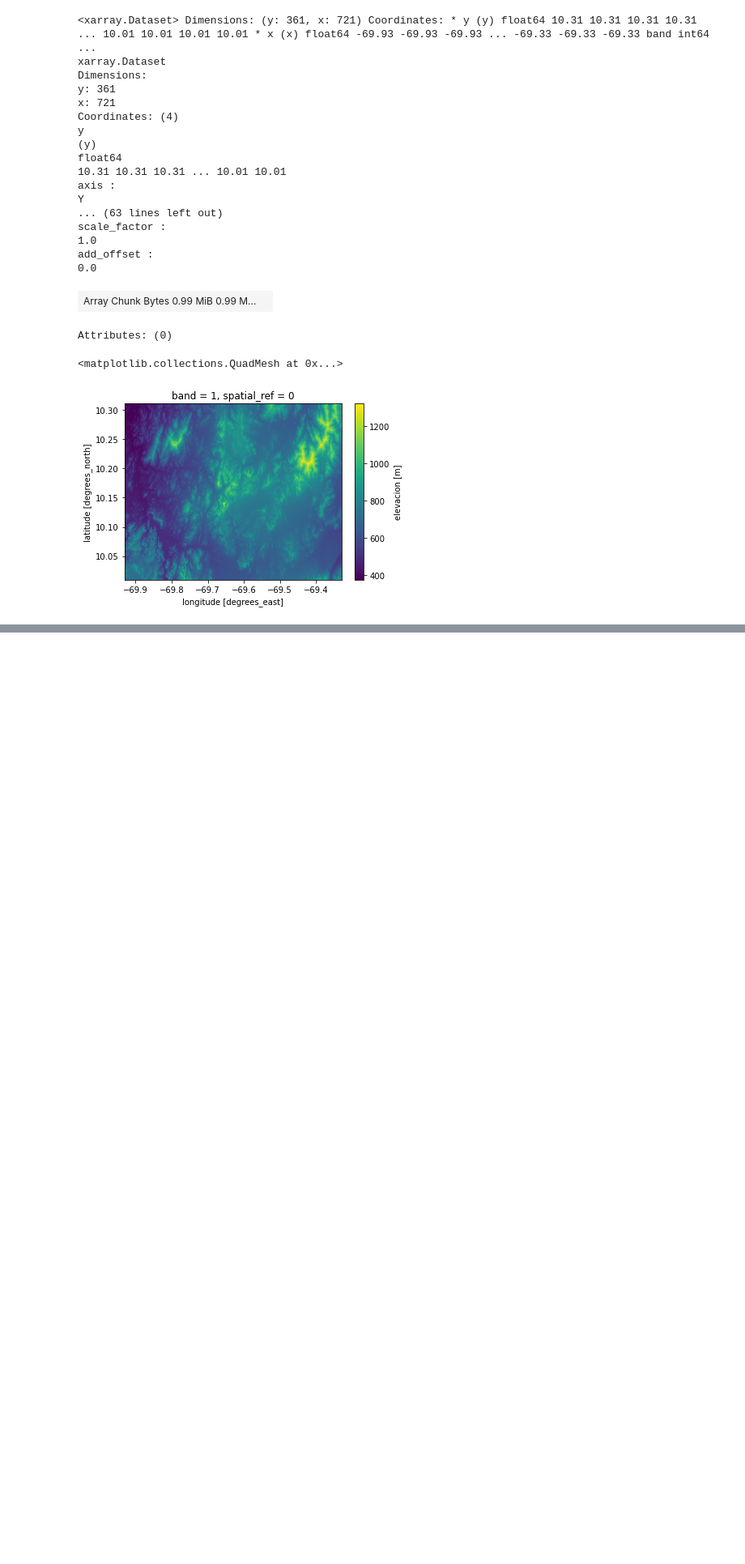
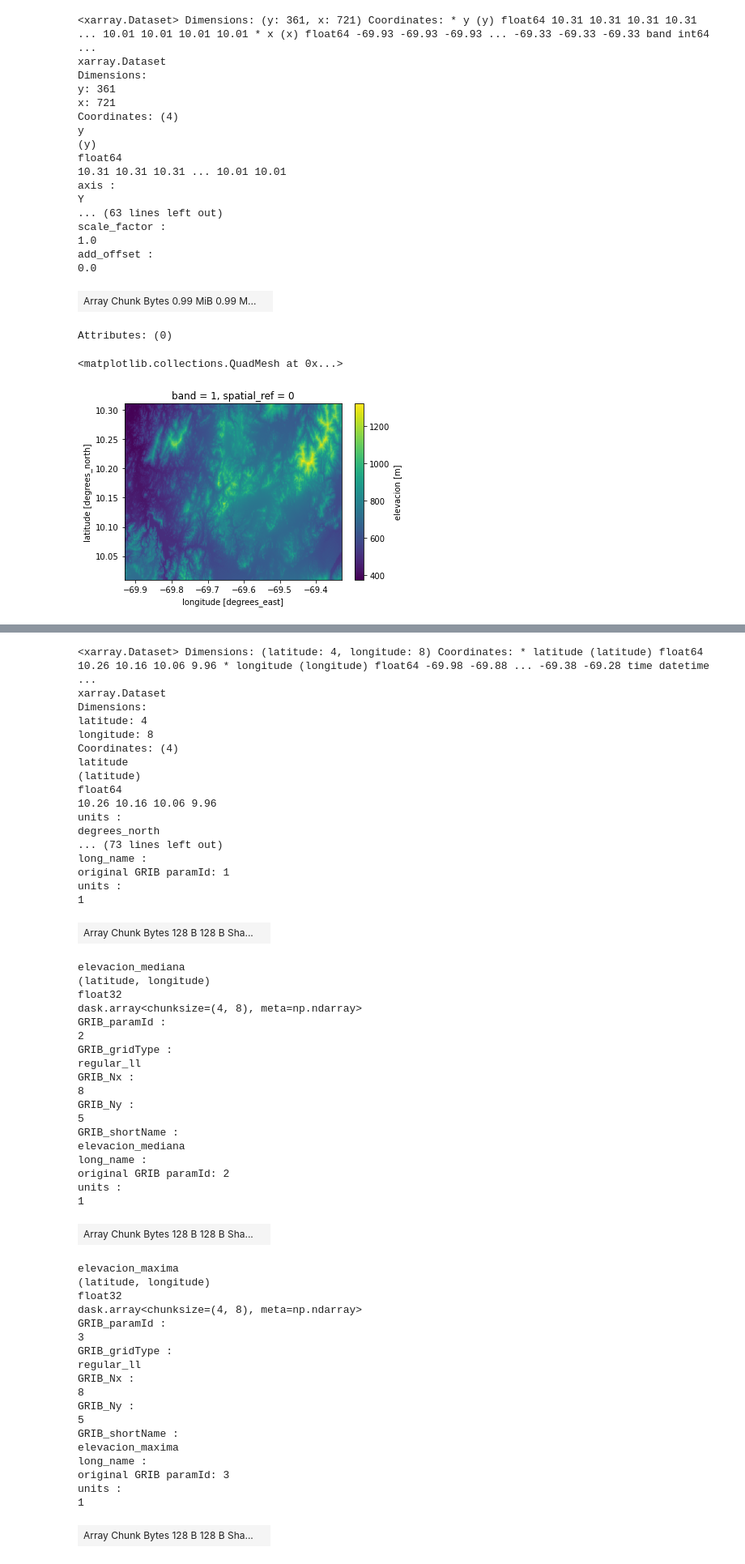
Before and after one commit to esglobe/geet-metview, a Jupyter notebook: 5_0_clip_elevacion.ipynb, the cells around one changed output, grey strips where cells are left out. Shown at 81% size. Cells and saved outputs as stored; diff of their text form; code cells hidden in the pictures; blank space fills up the shorter version.

```diff
--- a/5_0_clip_elevacion.ipynb
+++ b/5_0_clip_elevacion.ipynb
@@ -129,0 +301,59 @@ elevacion_rect.to_netcdf('./cerro_saroche/SRTMGL3/elevacion_rectangulo_clip.nc')
+# %%
+ds_rect
+# %% [output]
+<xarray.Dataset> Dimensions: (latitude: 4, longitude: 8) Coordinates: * latitude (latitude) float64 10.26 10.16 10.06 9.96 * longitude (longitude) float64 -69.98 -69.88 ... -69.38 -69.28 time datetime ...
+xarray.Dataset
+Dimensions:
+latitude: 4
+longitude: 8
+Coordinates: (4)
+latitude
+(latitude)
+float64
+10.26 10.16 10.06 9.96
+units :
+degrees_north
+... (73 lines left out)
+long_name :
+original GRIB paramId: 1
+units :
+1
+| Array Chunk Bytes 128 B 128 B Sha... |  |
+elevacion_mediana
+(latitude, longitude)
+float32
+dask.array<chunksize=(4, 8), meta=np.ndarray>
+GRIB_paramId :
+2
+GRIB_gridType :
+regular_ll
+GRIB_Nx :
+8
+GRIB_Ny :
+5
+GRIB_shortName :
+elevacion_mediana
+long_name :
+original GRIB paramId: 2
+units :
+1
+| Array Chunk Bytes 128 B 128 B Sha... |  |
+elevacion_maxima
+(latitude, longitude)
+float32
+dask.array<chunksize=(4, 8), meta=np.ndarray>
+GRIB_paramId :
+3
+GRIB_gridType :
+regular_ll
+GRIB_Nx :
+8
+GRIB_Ny :
+5
+GRIB_shortName :
+elevacion_maxima
+long_name :
+original GRIB paramId: 3
+units :
+1
+| Array Chunk Bytes 128 B 128 B Sha... |  |
```
Also changed, not shown: parts of 16 cells of this notebook, 1 other file.
